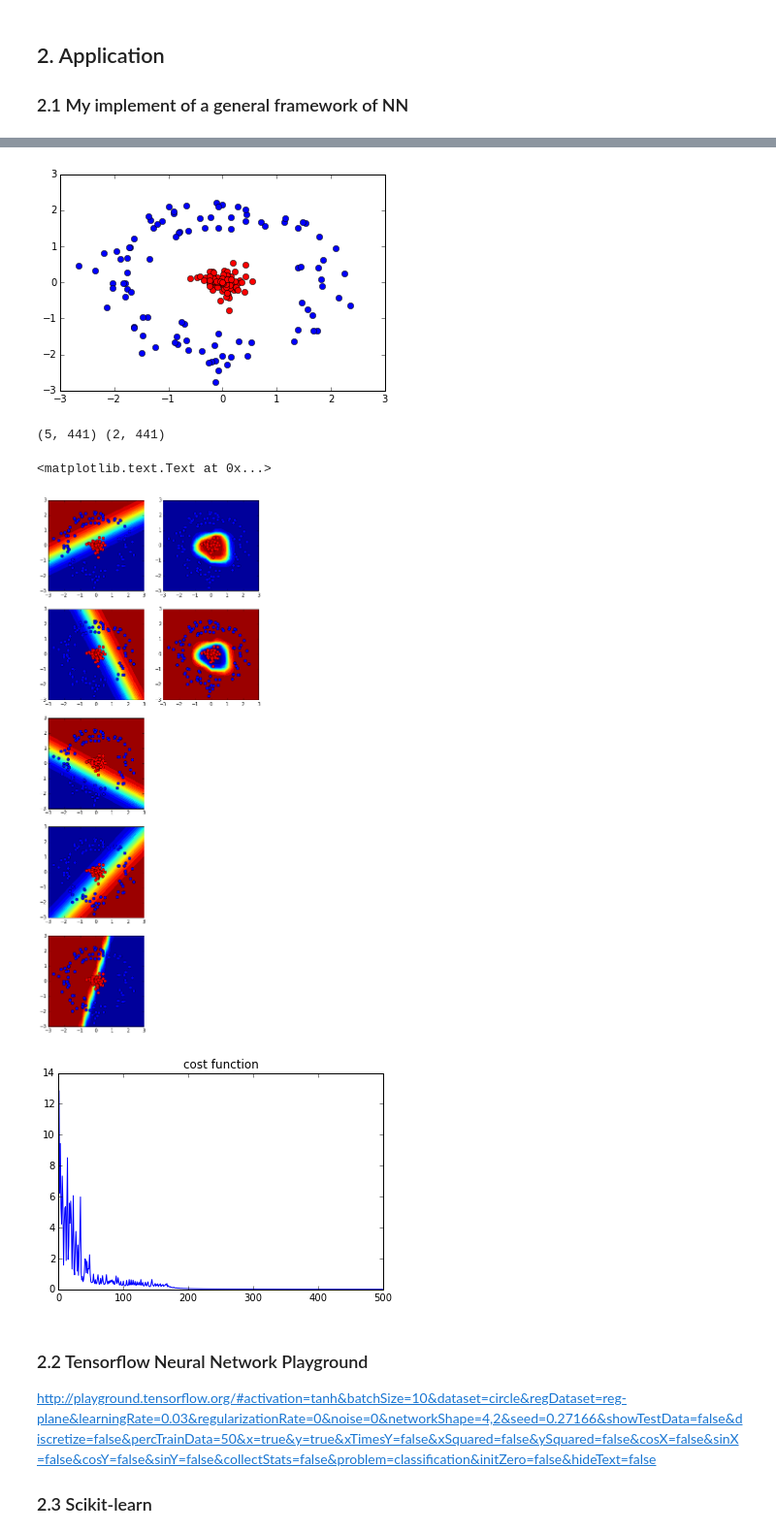
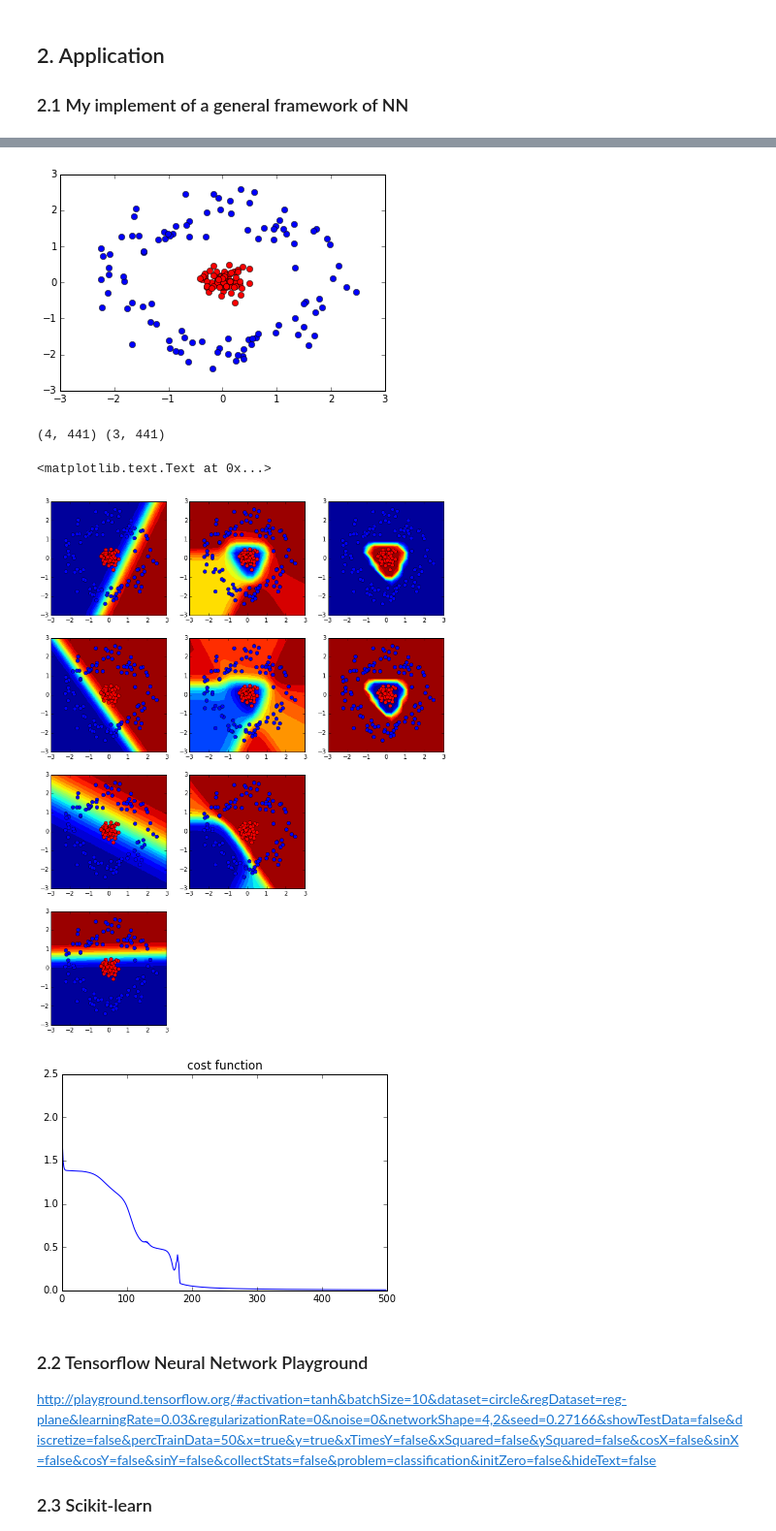
Before and after one commit to yhyoscar/sklearn-study, a Jupyter notebook: 20170916_NeuralNetwork/neuralnetwork.ipynb, the cells around one changed output, grey strips where cells are left out. Shown at 97% size. Cells and saved outputs as stored; diff of their text form; code cells hidden in the pictures.

```diff
--- a/20170916_NeuralNetwork/neuralnetwork.ipynb
+++ b/20170916_NeuralNetwork/neuralnetwork.ipynb
@@ -304,7 +308,7 @@ class NN:
 
         # back propagation
         for i in range(self.nlayer)[::-1]:
-            dw[i] = np.dot(dz[i], a[i].T) + regu*self.weight[i]
+            dw[i] = np.dot(dz[i], a[i].T) / m + regu*self.weight[i]
             db[i] = np.sum(dz[i], axis=1, keepdims=True) / m
             if i>0:
                 dz[i-1] = np.dot(self.weight[i].T, dz[i]) * ga[i-1]
@@ -391,40 +395,40 @@ x,y = fxy2d_circle(m=200, nclass=nclass)
 for i in range(nclass):
     plt.plot(x[0, y[i,:]==1], x[1, y[i,:]==1], cstrs[i])
 # %% [output]
-[figure, old version]
+[figure, new version]
 # %%
 # NN learning
-nnmodel = NN(ndims=[x.shape[0], 5, y.shape[0]], activation=['sigmoid'])
-costs = nnmodel.flearning(x, y, scaling=True, loss='log', regu=0, lrate=0.1, niter=500)
+nnmodel = NN(ndims=[x.shape[0], 4, 3, y.shape[0]], activation=['sigmoid'])
+costs = nnmodel.flearning(x, y, scaling=True, loss='log', regu=0, lrate=3.0, niter=500)
 
 # prediction
 npic = 21
 xx,yy = np.meshgrid(np.linspace(-3,3,npic), np.linspace(-3,3,npic))
 pr = nnmodel.fpredict(np.append( xx.reshape(1, npic**2), yy.reshape(1, npic**2), axis=0))
 
 print pr[0].shape, pr[1].shape
 
 # plots
 ncol = nnmodel.nlayer
 nrow = np.max(nnmodel.ndims[1:])
 plt.figure(1, figsize=(ncol*4, nrow*4))
 for irow in range(nrow):
     for icol in range(ncol):
         if irow < nnmodel.ndims[icol+1]:
             plt.subplot(nrow,ncol,irow*ncol+icol+1)
             for i in range(nclass):
                 plt.plot(x[0, y[i,:]==1], x[1, y[i,:]==1], cstrs[i])
             plt.contourf(xx,yy, pr[icol][irow,:].reshape(npic,npic), 20)
             #plt.colorbar()
 
 plt.figure(2)
 plt.plot(costs)
 plt.title('cost function')
 # %% [output]
-(5, 441) (2, 441)
+(4, 441) (3, 441)
 <matplotlib.text.Text at 0x...>
-[figure, old version]
+[figure, new version]
-[figure, old version]
+[figure, new version]
 # %% [markdown]
 ### 2.2 Tensorflow Neural Network Playground
 
```
Also changed, not shown: parts of 4 cells of this notebook.
